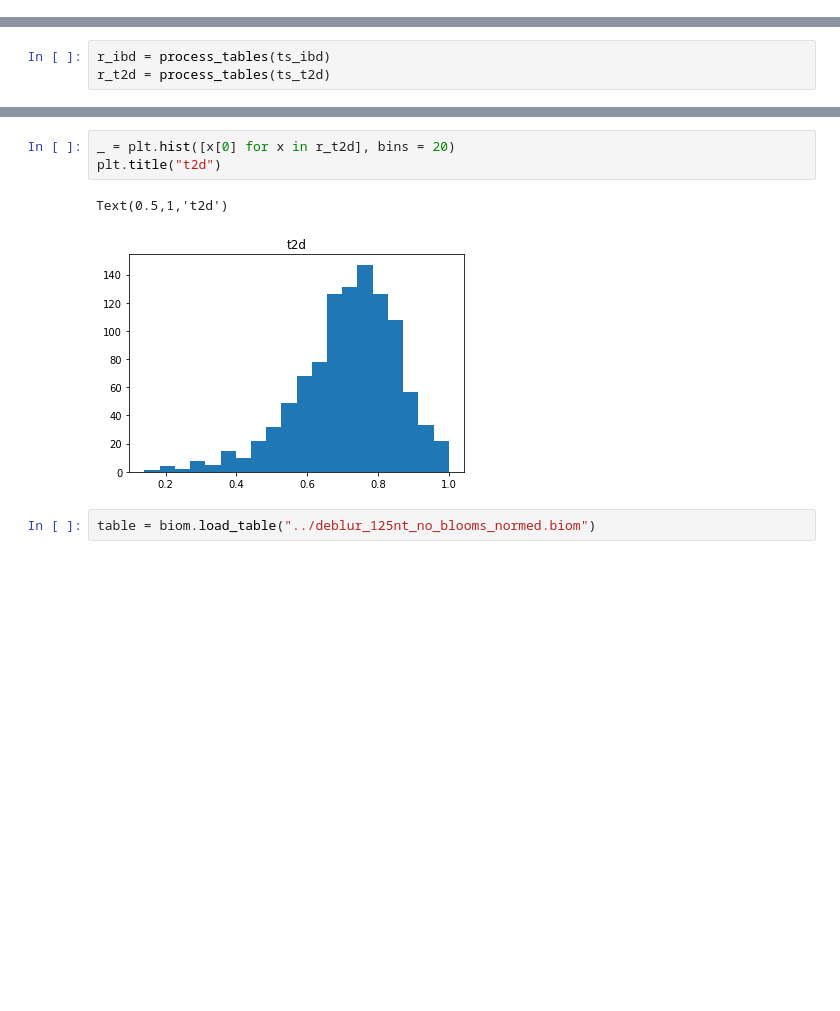
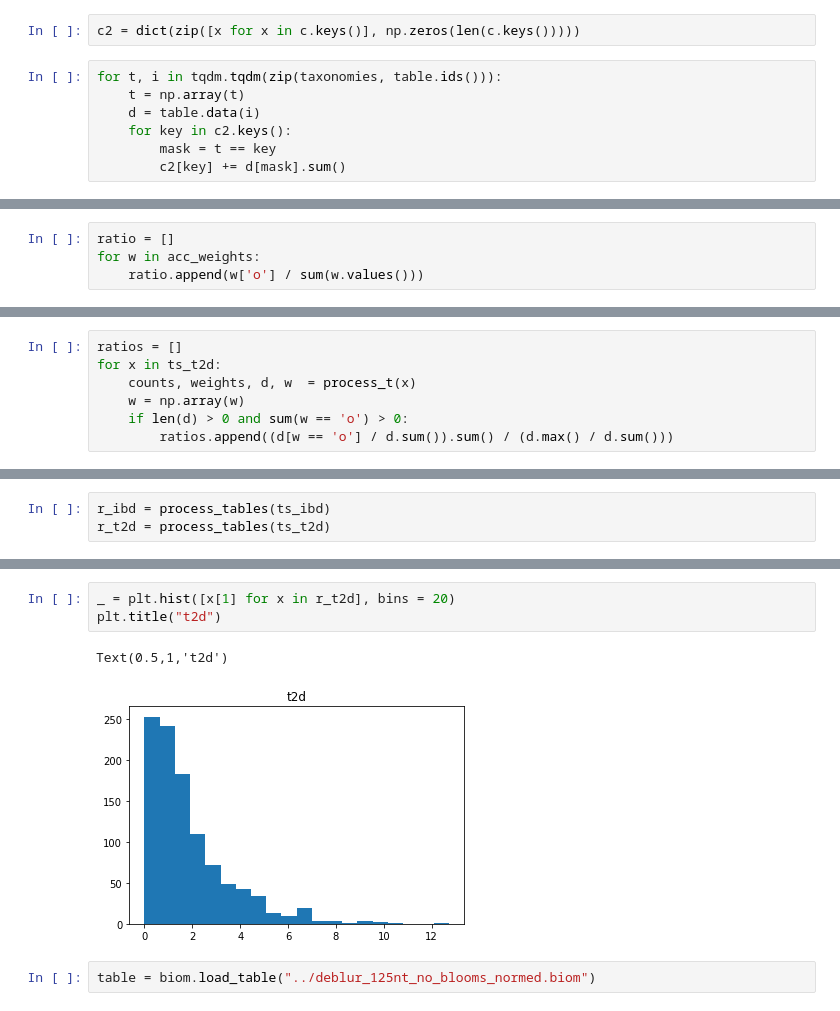
Before and after one commit to rykachevskiy/MetaGenomeSK2018, a Jupyter notebook: src/investigate_tables.ipynb, the cells around one changed output, grey strips where cells are left out. Drawn from its saved outputs; the diff is of its cells as text; blank space fills up the shorter version.

```diff
--- a/src/Files.ipynb
+++ b/src/investigate_tables.ipynb
@@ -99,0 +1016,9 @@ print(len(ts_t2d),fails_t2d)
+# %%
+c2 = dict(zip([x for x in c.keys()], np.zeros(len(c.keys()))))
+# %%
+for t, i in tqdm.tqdm(zip(taxonomies, table.ids())):
+    t = np.array(t)
+    d = table.data(i)
+    for key in c2.keys():
+        mask = t == key
+        c2[key] += d[mask].sum()
@@ -99,0 +1057,4 @@ print(len(ts_t2d),fails_t2d)
+# %%
+ratio = []
+for w in acc_weights:
+    ratio.append(w['o'] / sum(w.values()))
@@ -99,0 +1065,7 @@ print(len(ts_t2d),fails_t2d)
+# %%
+ratios = []
+for x in ts_t2d:
+    counts, weights, d, w  = process_t(x)
+    w = np.array(w)
+    if len(d) > 0 and sum(w == 'o') > 0:
+        ratios.append((d[w == 'o'] / d.sum()).sum() / (d.max() / d.sum()))
@@ -111,9 +1184,9 @@ Text(0.5,1,'ptb')
 # %%
-_ = plt.hist([x[0] for x in r_t2d], bins = 20)
+_ = plt.hist([x[1] for x in r_t2d], bins = 20)
 plt.title("t2d")
 # %% [output]
 Text(0.5,1,'t2d')
-[figure, old version]
+[figure, new version]
 # %%
 table = biom.load_table("../deblur_125nt_no_blooms_normed.biom")
 # %%
```
Also changed, not shown: parts of 164 cells of this notebook, 5 other files.
